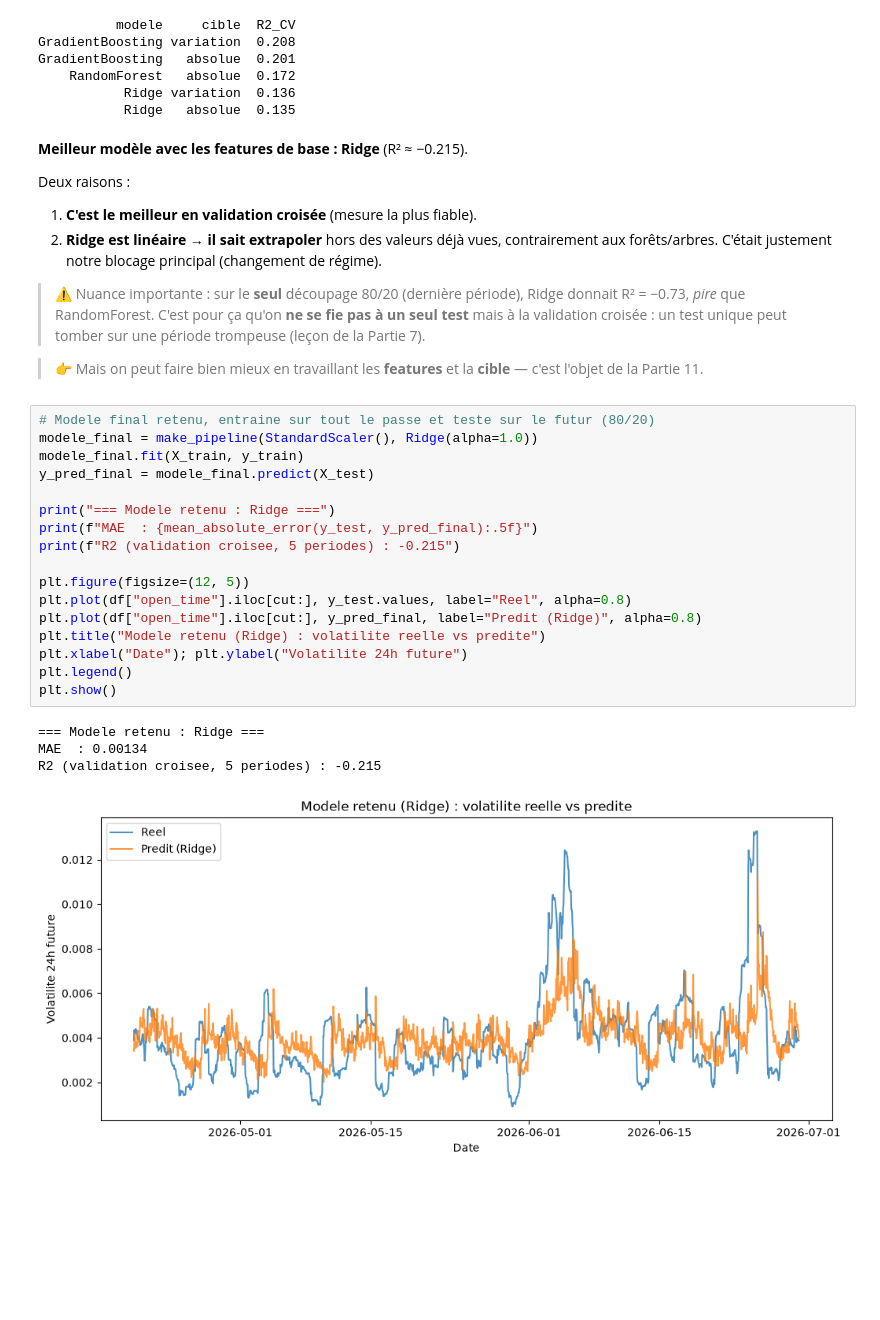
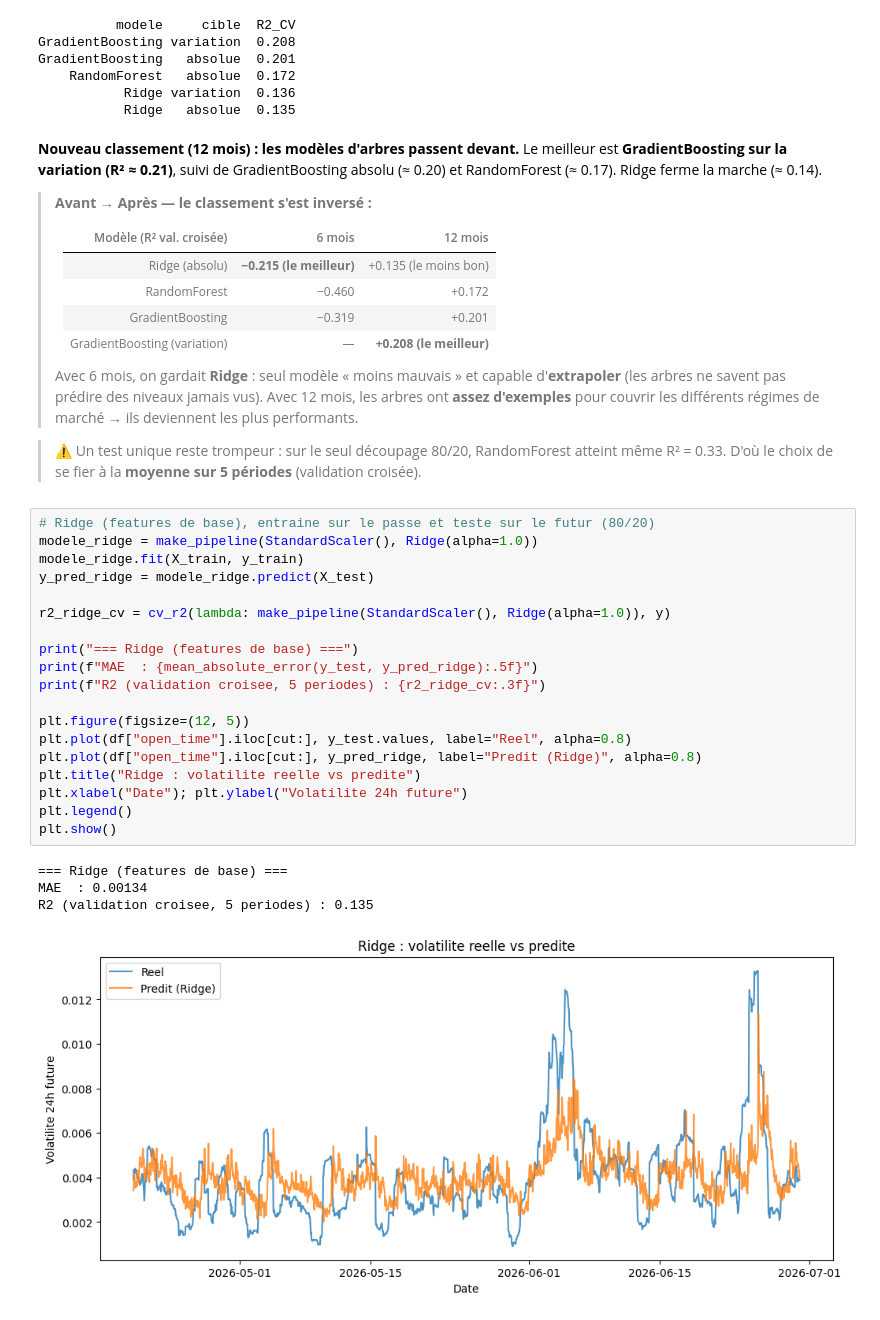
Before and after one commit to linaoueslati03/btc-volatility-project, a Jupyter notebook: notebooks/04_modelnv.ipynb, the cells around one changed output. Cells and saved outputs as stored; diff of their text form; blank space fills up the shorter version.

Commit message:
Maj modèle et docs pour le dataset 12 mois : correction des résultats, doc de comparaison avant/après et exports HTML

```diff
--- a/notebooks/04_modelnv.ipynb
+++ b/notebooks/04_modelnv.ipynb
@@ -330,35 +338,42 @@ GradientBoosting   absolue  0.201
            Ridge variation  0.136
            Ridge   absolue  0.135
 # %% [markdown]
-**Meilleur modèle avec les features de base : Ridge** (R² ≈ −0.215).
+**Nouveau classement (12 mois) : les modèles d'arbres passent devant.** Le meilleur est **GradientBoosting sur la variation (R² ≈ 0.21)**, suivi de GradientBoosting absolu (≈ 0.20) et RandomForest (≈ 0.17). Ridge ferme la marche (≈ 0.14).
 
-Deux raisons :
-1. **C'est le meilleur en validation croisée** (mesure la plus fiable).
-2. **Ridge est linéaire → il sait extrapoler** hors des valeurs déjà vues, contrairement aux forêts/arbres. C'était justement notre blocage principal (changement de régime).
+> **Avant → Après — le classement s'est inversé :**
+>
+> | Modèle (R² val. croisée) | 6 mois | 12 mois |
+> |---|---|---|
+> | Ridge (absolu) | **−0.215 (le meilleur)** | +0.135 (le moins bon) |
+> | RandomForest | −0.460 | +0.172 |
+> | GradientBoosting | −0.319 | +0.201 |
+> | GradientBoosting (variation) | — | **+0.208 (le meilleur)** |
+>
+> Avec 6 mois, on gardait **Ridge** : seul modèle « moins mauvais » et capable d'**extrapoler** (les arbres ne savent pas prédire des niveaux jamais vus). Avec 12 mois, les arbres ont **assez d'exemples** pour couvrir les différents régimes de marché → ils deviennent les plus performants.
 
-> ⚠️ Nuance importante : sur le **seul** découpage 80/20 (dernière période), Ridge donnait R² = −0.73, *pire* que RandomForest. C'est pour ça qu'on **ne se fie pas à un seul test** mais à la validation croisée : un test unique peut tomber sur une période trompeuse (leçon de la Partie 7).
-
-> 👉 Mais on peut faire bien mieux en travaillant les **features** et la **cible** — c'est l'objet de la Partie 11.
+> ⚠️ Un test unique reste trompeur : sur le seul découpage 80/20, RandomForest atteint même R² = 0.33. D'où le choix de se fier à la **moyenne sur 5 périodes** (validation croisée).
 # %%
-# Modele final retenu, entraine sur tout le passe et teste sur le futur (80/20)
-modele_final = make_pipeline(StandardScaler(), Ridge(alpha=1.0))
-modele_final.fit(X_train, y_train)
-y_pred_final = modele_final.predict(X_test)
+# Ridge (features de base), entraine sur le passe et teste sur le futur (80/20)
+modele_ridge = make_pipeline(StandardScaler(), Ridge(alpha=1.0))
+modele_ridge.fit(X_train, y_train)
+y_pred_ridge = modele_ridge.predict(X_test)
 
-print("=== Modele retenu : Ridge ===")
-print(f"MAE  : {mean_absolute_error(y_test, y_pred_final):.5f}")
-print(f"R2 (validation croisee, 5 periodes) : -0.215")
+r2_ridge_cv = cv_r2(lambda: make_pipeline(StandardScaler(), Ridge(alpha=1.0)), y)
+
+print("=== Ridge (features de base) ===")
+print(f"MAE  : {mean_absolute_error(y_test, y_pred_ridge):.5f}")
+print(f"R2 (validation croisee, 5 periodes) : {r2_ridge_cv:.3f}")
 
 plt.figure(figsize=(12, 5))
 plt.plot(df["open_time"].iloc[cut:], y_test.values, label="Reel", alpha=0.8)
-plt.plot(df["open_time"].iloc[cut:], y_pred_final, label="Predit (Ridge)", alpha=0.8)
-plt.title("Modele retenu (Ridge) : volatilite reelle vs predite")
+plt.plot(df["open_time"].iloc[cut:], y_pred_ridge, label="Predit (Ridge)", alpha=0.8)
+plt.title("Ridge : volatilite reelle vs predite")
 plt.xlabel("Date"); plt.ylabel("Volatilite 24h future")
 plt.legend()
 plt.show()
 # %% [output]
-=== Modele retenu : Ridge ===
+=== Ridge (features de base) ===
 MAE  : 0.00134
-R2 (validation croisee, 5 periodes) : -0.215
+R2 (validation croisee, 5 periodes) : 0.135
-[figure, old version]
+[figure, new version]
 # %% [markdown]
```
Also changed, not shown: parts of 13 cells of this notebook, 5 other files.
